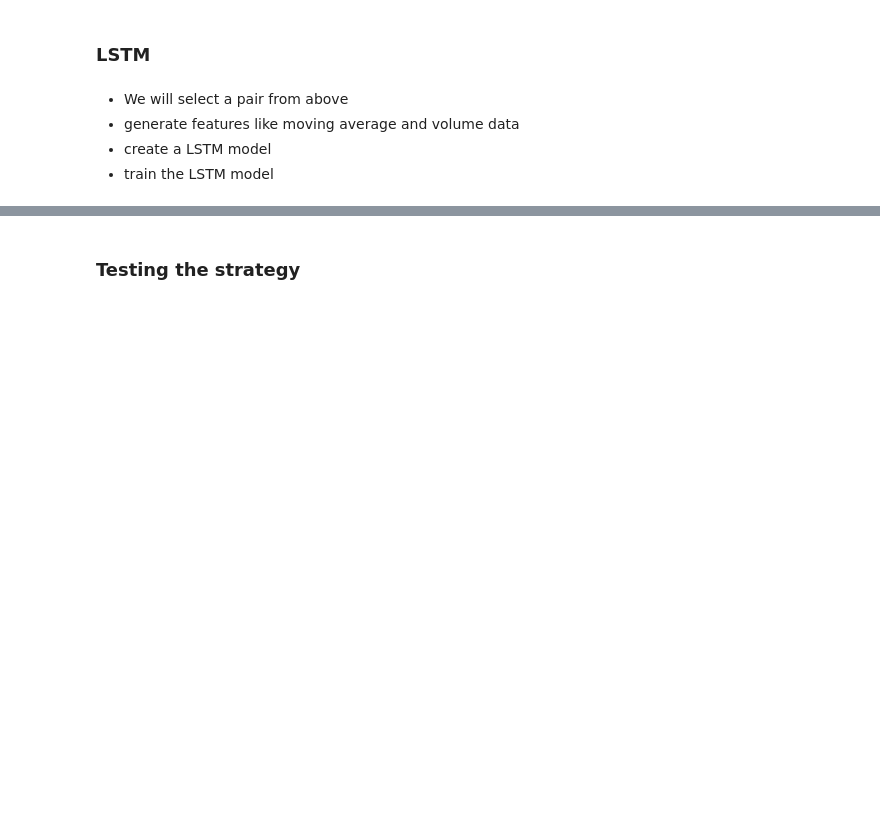
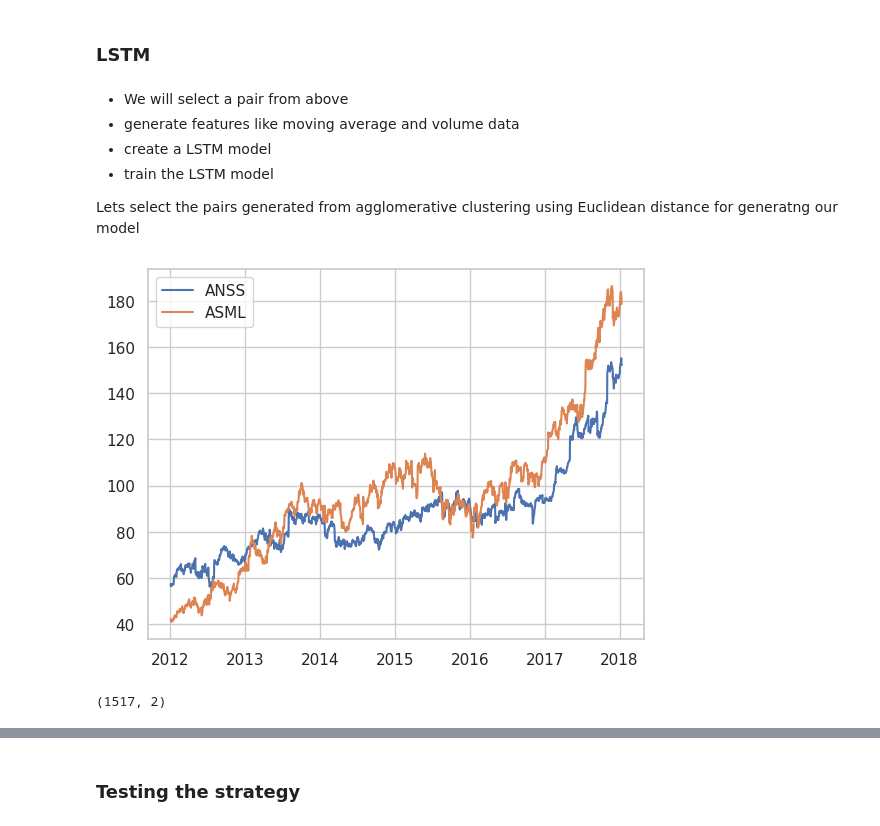
Before and after one commit to pmnerfed/capstone_option_trading, a Jupyter notebook: Review/Review.ipynb, the cells around one changed output, grey strips where cells are left out. Saved outputs shown, nothing was run; the diff lists cells and outputs as text; code cells hidden in the pictures; blank space fills up the shorter version.

```diff
--- a/Review/Review.ipynb
+++ b/Review/Review.ipynb
@@ -882,3 +888,5 @@ From Above We can see that Aggelomerative clustering with Euclidean distance vas
 - generate features like moving average and volume data
 - create a LSTM model
 - train the LSTM model
+
+Lets select the  pairs generated from agglomerative clustering using Euclidean distance for generatng our model
@@ -884,0 +903,7 @@ From Above We can see that Aggelomerative clustering with Euclidean distance vas
+# %%
+plt.plot(X_train["ANSS"],label='ANSS')
+plt.plot(X_train["ASML"],label='ASML')
+plt.legend()
+plt.show();
+# %% [output]
+[figure, added]
@@ -884,0 +926,4 @@ From Above We can see that Aggelomerative clustering with Euclidean distance vas
+# %%
+print(data.shape)
+# %% [output]
+(1517, 2)
```
Also changed, not shown: parts of 20 cells of this notebook.
